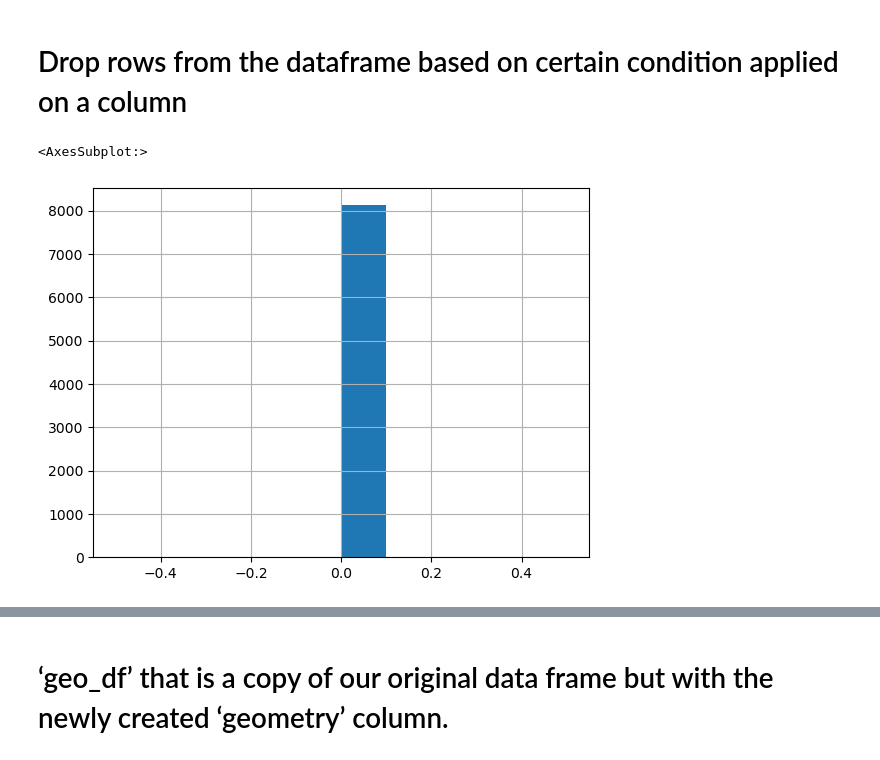
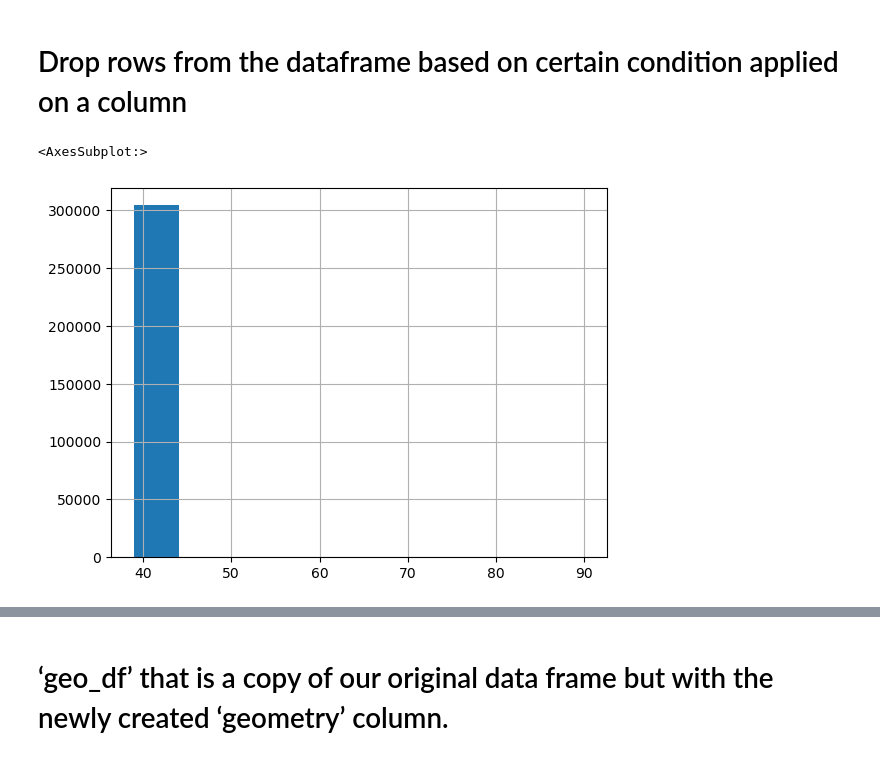
Before and after one commit to Shawon046/Crime-Prediction-for-Montgomery-County, a Jupyter notebook: crime predictor.ipynb, the cells around one changed output, grey strips where cells are left out. Cells and saved outputs as stored; diff of their text form; code cells hidden in the pictures.

Commit message:
Fixed the heatmap issue by cleaning lat and long

```diff
--- a/crime predictor.ipynb
+++ b/crime predictor.ipynb
@@ -114,11 +96,10 @@ PROJCS["NAD83 / Maryland (ftUS)",GEOGCS["NAD83",DATUM["North_American_Datum_1983
 # %% [markdown]
 # Drop rows from the dataframe based on certain condition applied on a column
 # %%
-# Filter all rows for Latitude is less than or equal to 35
-inputdf = inputdf[inputdf['Latitude'] < 35]
+# Filter all rows for Latitude is greater than or equal to 35
+inputdf = inputdf[inputdf['Latitude'] > 35.0]
+inputdf['Latitude'].hist()
+# %% [output]
+<AxesSubplot:>
+[figure, added]
-# %%
-inputdf['Latitude'].hist()
-# %% [output]
-<AxesSubplot:>
-[figure, removed]
 # %%
```
Also changed, not shown: parts of 8 cells of this notebook, 1 other file.
